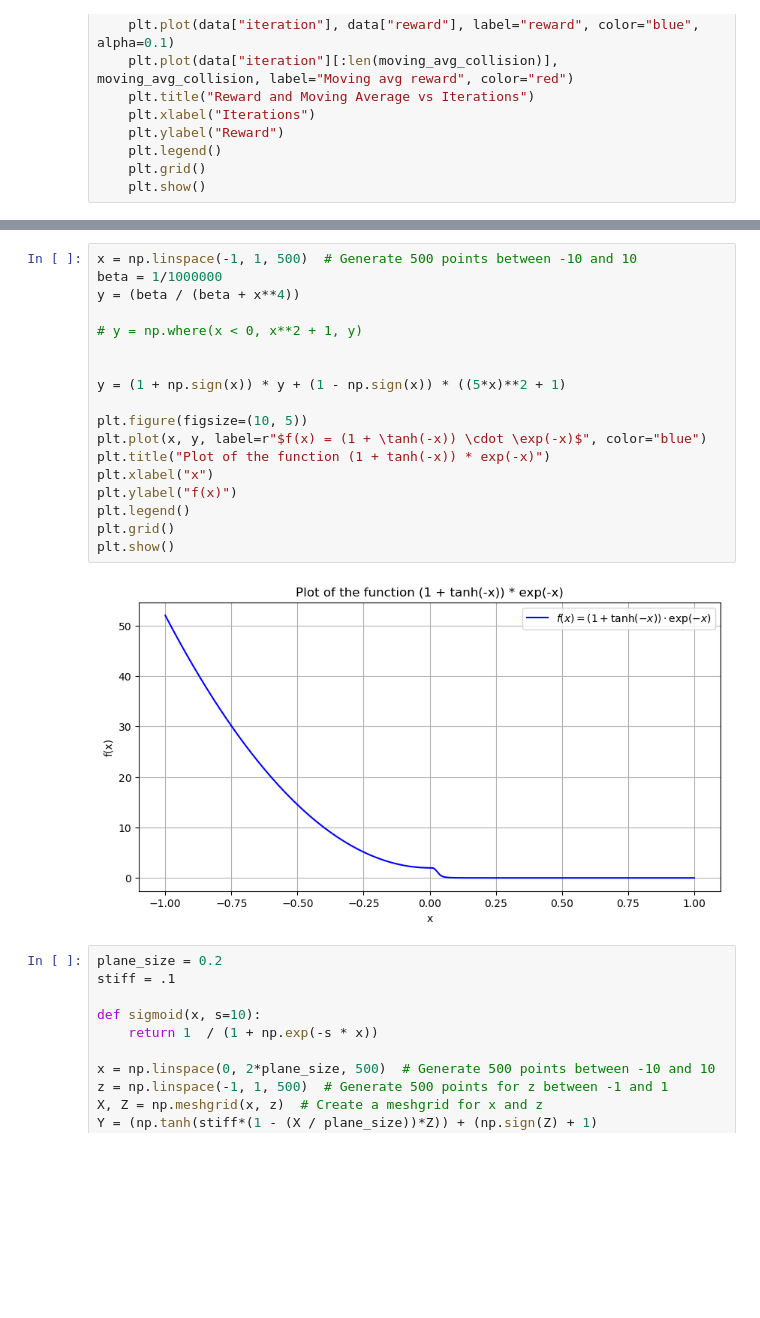
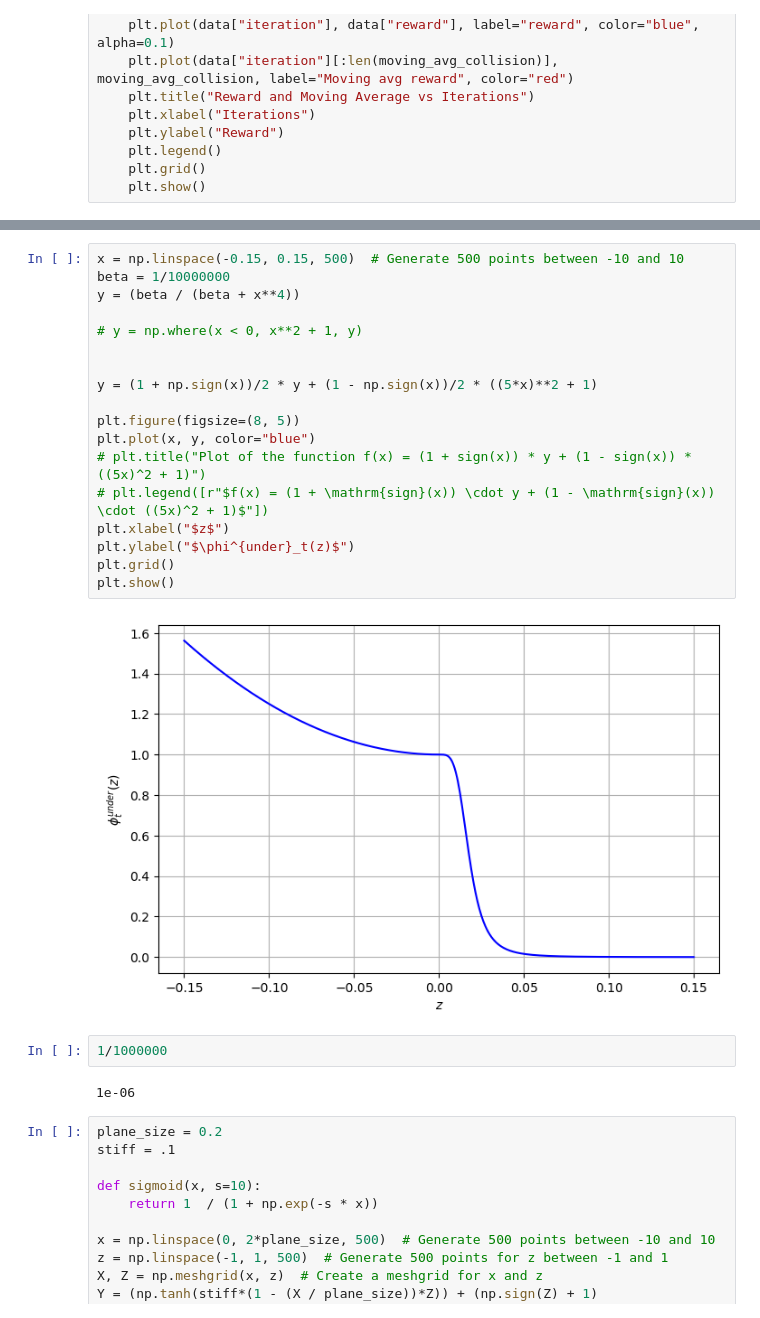
Before and after one commit to Atarilab/learning_cnt_planner, a Jupyter notebook: results.ipynb, the cells around one changed output, grey strips where cells are left out. Saved outputs shown, nothing was run; the diff lists cells and outputs as text; blank space fills up the shorter version.

```diff
--- a/results.ipynb
+++ b/results.ipynb
@@ -135,23 +157,27 @@ plt.show()
 # %%
-x = np.linspace(-1, 1, 500)  # Generate 500 points between -10 and 10
-beta = 1/1000000
+x = np.linspace(-0.15, 0.15, 500)  # Generate 500 points between -10 and 10
+beta = 1/10000000
 y = (beta / (beta + x**4))
 
 # y = np.where(x < 0, x**2 + 1, y)
 
 
-y = (1 + np.sign(x)) * y + (1 - np.sign(x)) * ((5*x)**2 + 1)
+y = (1 + np.sign(x))/2 * y + (1 - np.sign(x))/2 * ((5*x)**2 + 1)
 
-plt.figure(figsize=(10, 5))
-plt.plot(x, y, label=r"$f(x) = (1 + \tanh(-x)) \cdot \exp(-x)$", color="blue")
-plt.title("Plot of the function (1 + tanh(-x)) * exp(-x)")
-plt.xlabel("x")
-plt.ylabel("f(x)")
-plt.legend()
+plt.figure(figsize=(8, 5))
+plt.plot(x, y, color="blue")
+# plt.title("Plot of the function f(x) = (1 + sign(x)) * y + (1 - sign(x)) * ((5x)^2 + 1)")
+# plt.legend([r"$f(x) = (1 + \mathrm{sign}(x)) \cdot y + (1 - \mathrm{sign}(x)) \cdot ((5x)^2 + 1)$"])
+plt.xlabel("$z$")
+plt.ylabel("$\phi^{under}_t(z)$")
 plt.grid()
 plt.show()
 # %% [output]
-[figure, old version]
+[figure, new version]
+# %%
+1/1000000
+# %% [output]
+1e-06
 # %%
 plane_size = 0.2
 stiff = .1
```
Also changed, not shown: parts of 8 cells of this notebook, 12 other files.
